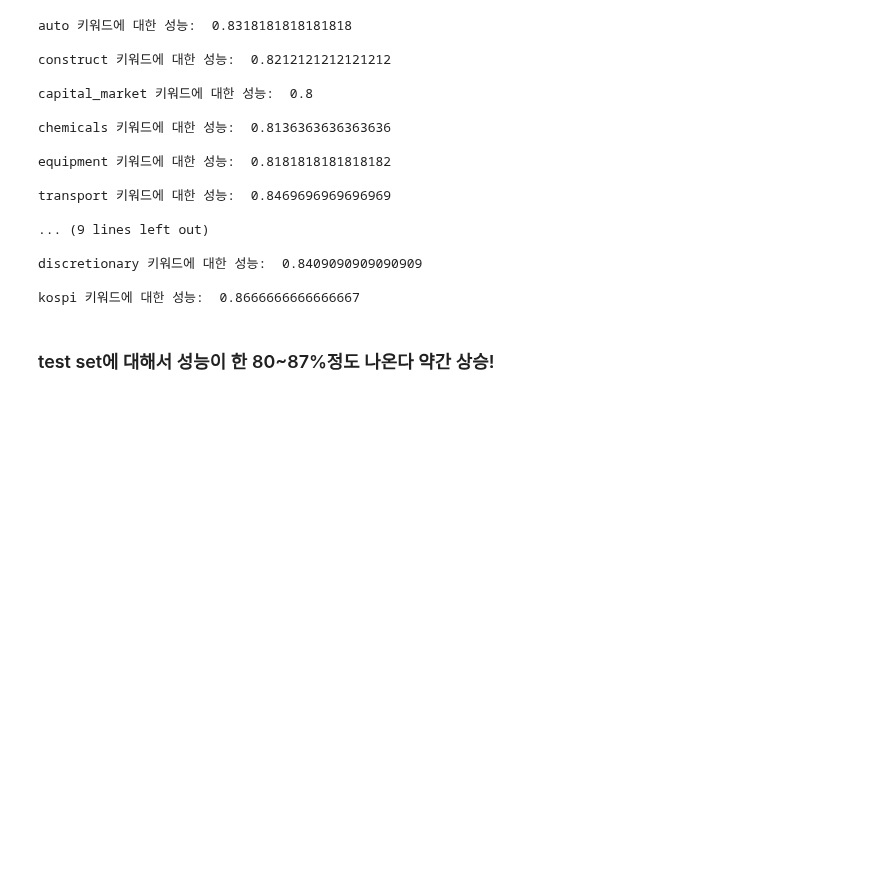
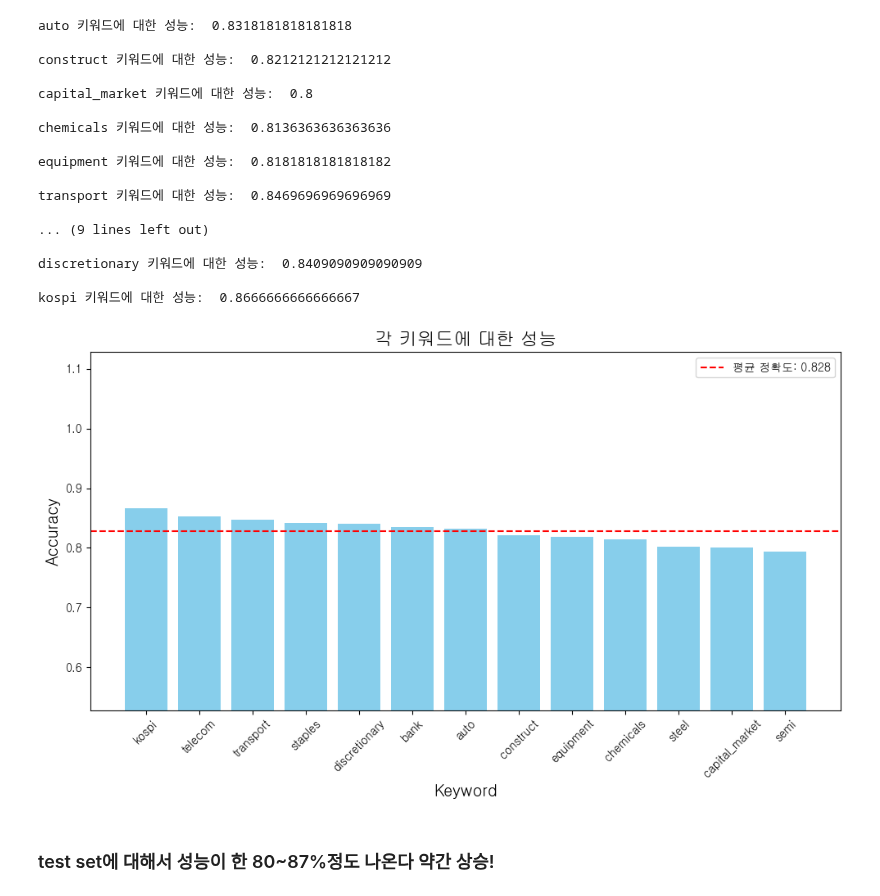
Before and after one commit to simpson000/sic_project_final, a Jupyter notebook: sic/compile_0.5.ipynb, the cells around one changed output. Saved outputs shown, nothing was run; the diff lists cells and outputs as text; code cells hidden in the pictures; blank space fills up the shorter version.

```diff
--- a/sic/compile_0.5.ipynb
+++ b/sic/compile_0.5.ipynb
@@ -454,6 +623,40 @@ transport 키워드에 대한 성능:  0.8469696969696969
 discretionary 키워드에 대한 성능:  0.8409090909090909
 
 kospi 키워드에 대한 성능:  0.8666666666666667
+# %%
+import matplotlib.pyplot as plt
+import numpy as np
+
+# Train set 및 Test set에 대한 성능 추출
+keywords = list(performance_results.keys())
+train_accuracies = [performance['Train 성능'] for performance in performance_results.values()]
+test_accuracies = [performance['Test 성능'] for performance in performance_results.values()]
+
+# 성능을 내림차순으로 정렬
+sorted_indices = sorted(range(len(test_accuracies)), key=lambda i: test_accuracies[i], reverse=True)
+sorted_keywords = [keywords[i] for i in sorted_indices]
+sorted_test_accuracies = [test_accuracies[i] for i in sorted_indices]
+
+# 그래프 출력
+plt.figure(figsize=(10, 6))
+plt.bar(sorted_keywords, sorted_test_accuracies, color='skyblue')
+plt.xlabel('Keyword', fontsize=14)
+plt.ylabel('Accuracy', fontsize=14)
+plt.title('각 키워드에 대한 성능', fontsize=16)
+plt.xticks(rotation=45)
+
+# 정확도 평균 계산
+mean_accuracy = np.mean(sorted_test_accuracies)
+plt.axhline(y=mean_accuracy, color='red', linestyle='--', label=f'평균 정확도: {mean_accuracy:.3f}')
+
+# y축 범위 조정하여 확대
+plt.ylim(mean_accuracy - 0.3, mean_accuracy + 0.3)
+
+plt.legend()
+plt.tight_layout()
+plt.show()
+# %% [output]
+[figure, added]
 # %% [markdown]
 ### test set에 대해서 성능이 한 80~87%정도 나온다 약간 상승!
 # %% [markdown]
```
Also changed, not shown: parts of 4 cells of this notebook, 16 other files.
